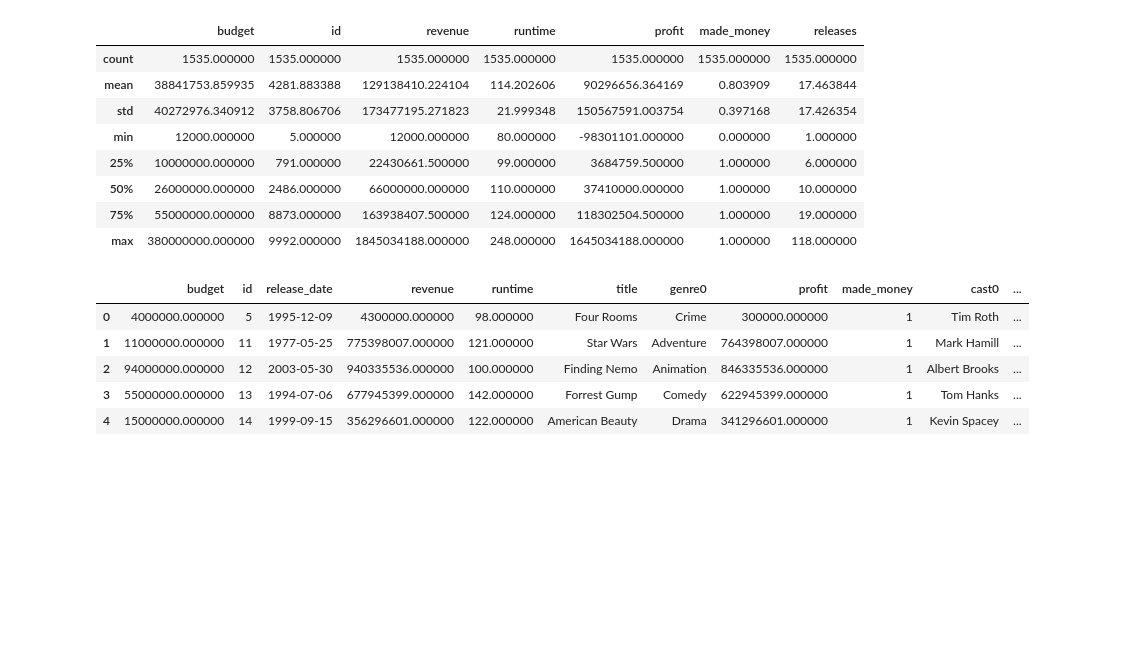
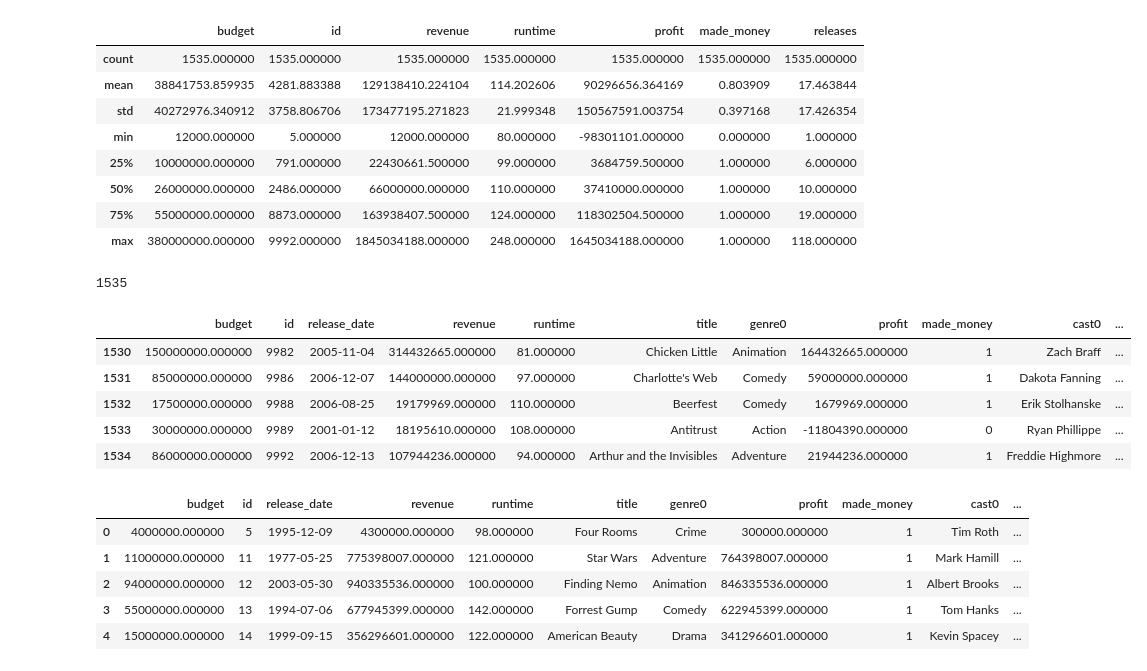
Before and after one commit to ryanlrappa/film-profit-prediction, a Jupyter notebook: jupyter_notebooks/3_data_cleaning.ipynb, the cells around one changed output. Drawn from its saved outputs; the diff is of its cells as text; code cells hidden in the pictures; blank space fills up the shorter version.

```diff
--- a/jupyter_notebooks/3_data_cleaning.ipynb
+++ b/jupyter_notebooks/3_data_cleaning.ipynb
@@ -286,6 +286,17 @@ df.describe()  #much better (the 12k revenue and 12k budget are not mistakes)
 # %%
 # resetting index for easier for-looping later
 df = df.reset_index().drop('index', axis=1)
+# %%
+print(len(df))
+df.tail()
+# %% [output]
+1535
+|  | budget | id | release_date | revenue | runtime | title | genre0 | profit | made_money | cast0 | ... |
+| 1530 | 150000000.000000 | 9982 | 2005-11-04 | 314432665.000000 | 81.000000 | Chicken Little | Animation | 164432665.000000 | 1 | Zach Braff | ... |
+| 1531 | 85000000.000000 | 9986 | 2006-12-07 | 144000000.000000 | 97.000000 | Charlotte's Web | Comedy | 59000000.000000 | 1 | Dakota Fanning | ... |
+| 1532 | 17500000.000000 | 9988 | 2006-08-25 | 19179969.000000 | 110.000000 | Beerfest | Comedy | 1679969.000000 | 1 | Erik Stolhanske | ... |
+| 1533 | 30000000.000000 | 9989 | 2001-01-12 | 18195610.000000 | 108.000000 | Antitrust | Action | -11804390.000000 | 0 | Ryan Phillippe | ... |
+| 1534 | 86000000.000000 | 9992 | 2006-12-13 | 107944236.000000 | 94.000000 | Arthur and the Invisibles | Adventure | 21944236.000000 | 1 | Freddie Highmore | ... |
 # %%
 df.head()
 # %% [output]
```
Also changed, not shown: parts of 2 cells of this notebook.
